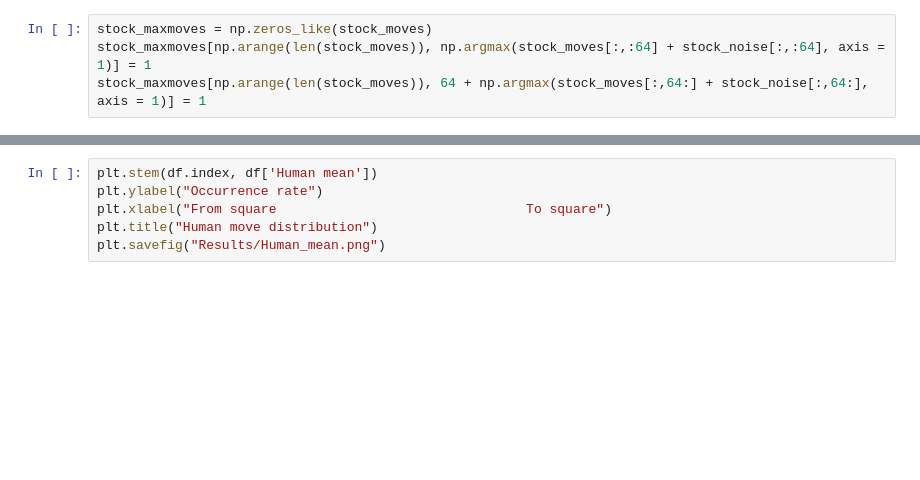
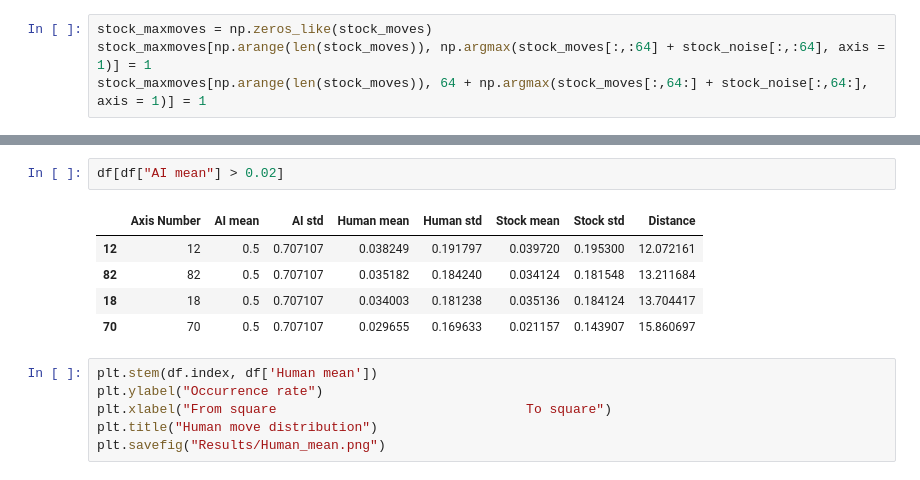
Before and after one commit to OsamaDabb/Chess_anti_cheat, a Jupyter notebook: ReesSaver.ipynb, the cells around one changed output, grey strips where cells are left out. Drawn from its saved outputs; the diff is of its cells as text; blank space fills up the shorter version.

```diff
--- a/ReesSaver.ipynb
+++ b/ReesSaver.ipynb
@@ -854,3 +867,11 @@ plt.savefig("Results/AI_mean.png")
+# %%
+df[df["AI mean"] > 0.02]
+# %% [output]
+|  | Axis Number | AI mean | AI std | Human mean | Human std | Stock mean | Stock std | Distance |
+| 12 | 12 | 0.5 | 0.707107 | 0.038249 | 0.191797 | 0.039720 | 0.195300 | 12.072161 |
+| 82 | 82 | 0.5 | 0.707107 | 0.035182 | 0.184240 | 0.034124 | 0.181548 | 13.211684 |
+| 18 | 18 | 0.5 | 0.707107 | 0.034003 | 0.181238 | 0.035136 | 0.184124 | 13.704417 |
+| 70 | 70 | 0.5 | 0.707107 | 0.029655 | 0.169633 | 0.021157 | 0.143907 | 15.860697 |
 # %%
 plt.stem(df.index, df['Human mean'])
 plt.ylabel("Occurrence rate")
```
Also changed, not shown: parts of 22 cells of this notebook.
